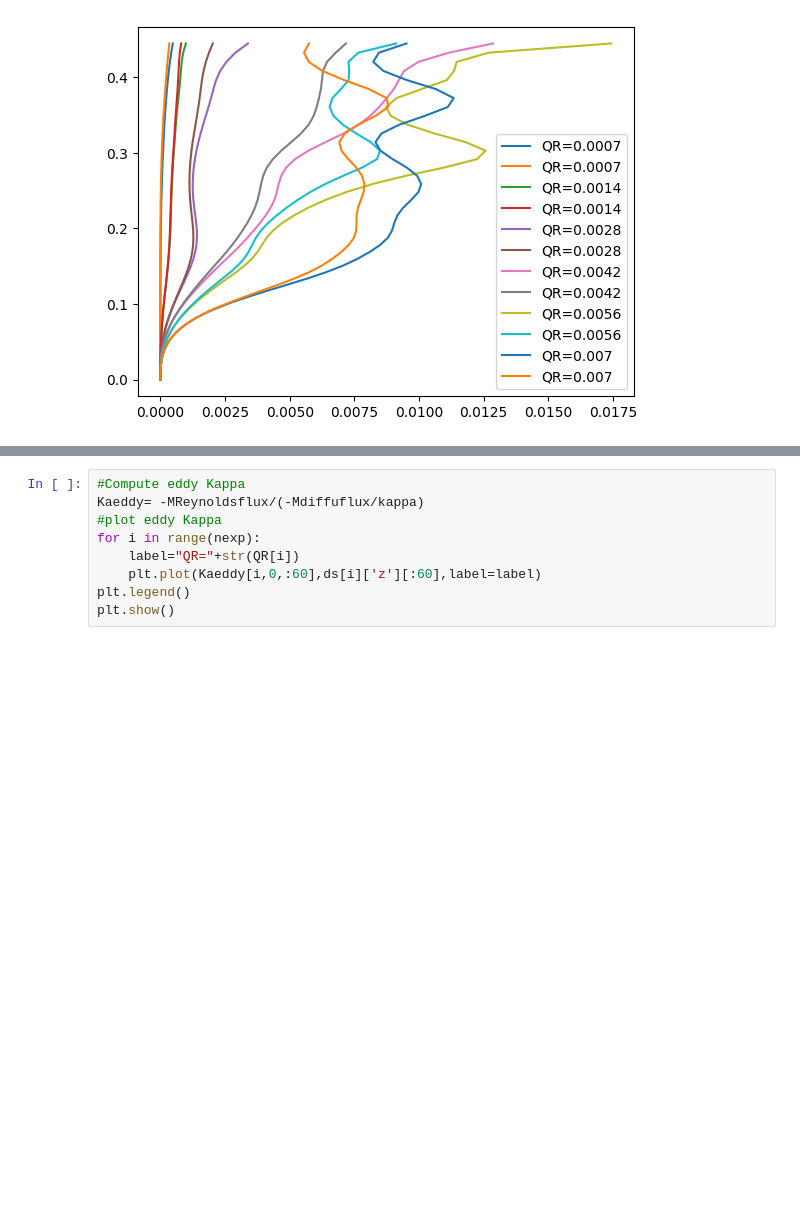
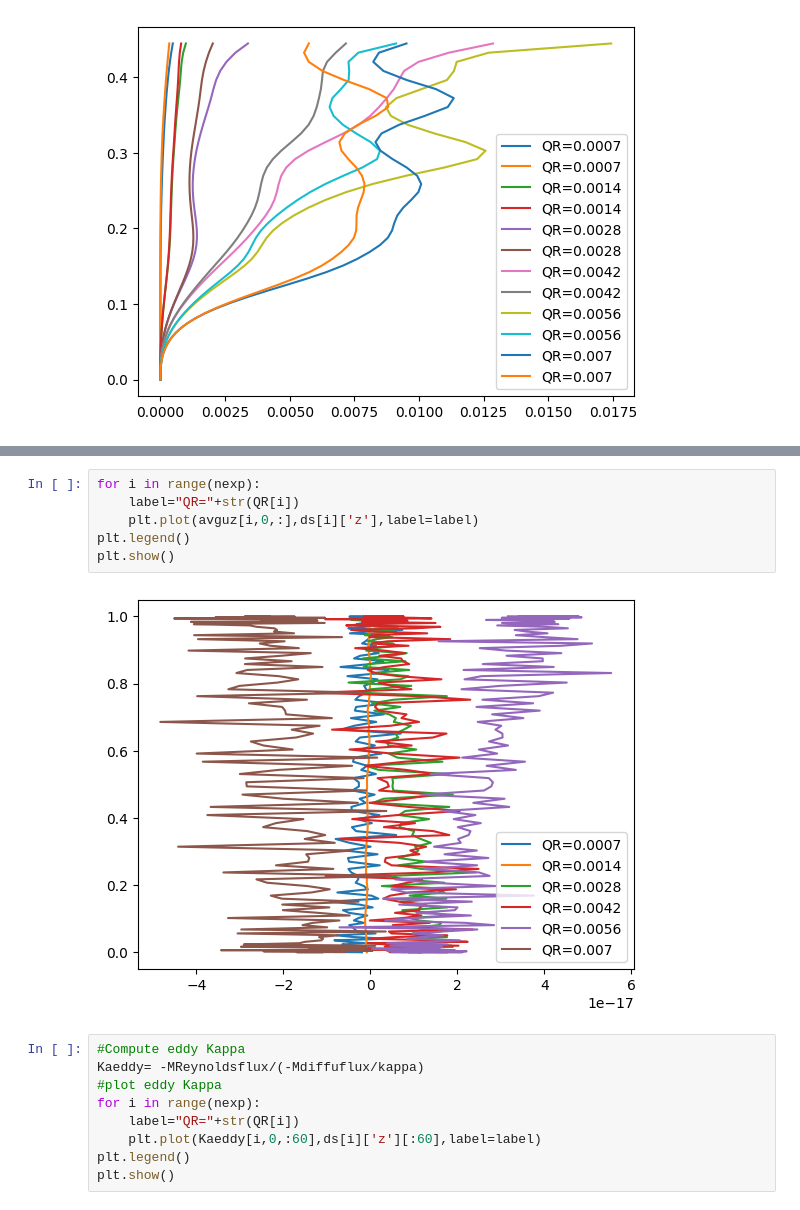
Before and after one commit to bz226/Research-Dedalus, a Jupyter notebook: 2d-AR=64/diag.ipynb, the cells around one changed output, grey strips where cells are left out. Drawn from its saved outputs; the diff is of its cells as text; blank space fills up the shorter version.

```diff
--- a/2d-AR=64/diag.ipynb
+++ b/2d-AR=64/diag.ipynb
@@ -212,3 +242,11 @@ plt.show()
+# %%
+for i in range(nexp):
+    label="QR="+str(QR[i])
+    plt.plot(avguz[i,0,:],ds[i]['z'],label=label)
+plt.legend()
+plt.show()
+# %% [output]
+[figure, added]
 # %%
 #Compute eddy Kappa
 Kaeddy= -MReynoldsflux/(-Mdiffuflux/kappa)
```
Also changed, not shown: parts of 7 cells of this notebook, 7 other files.
